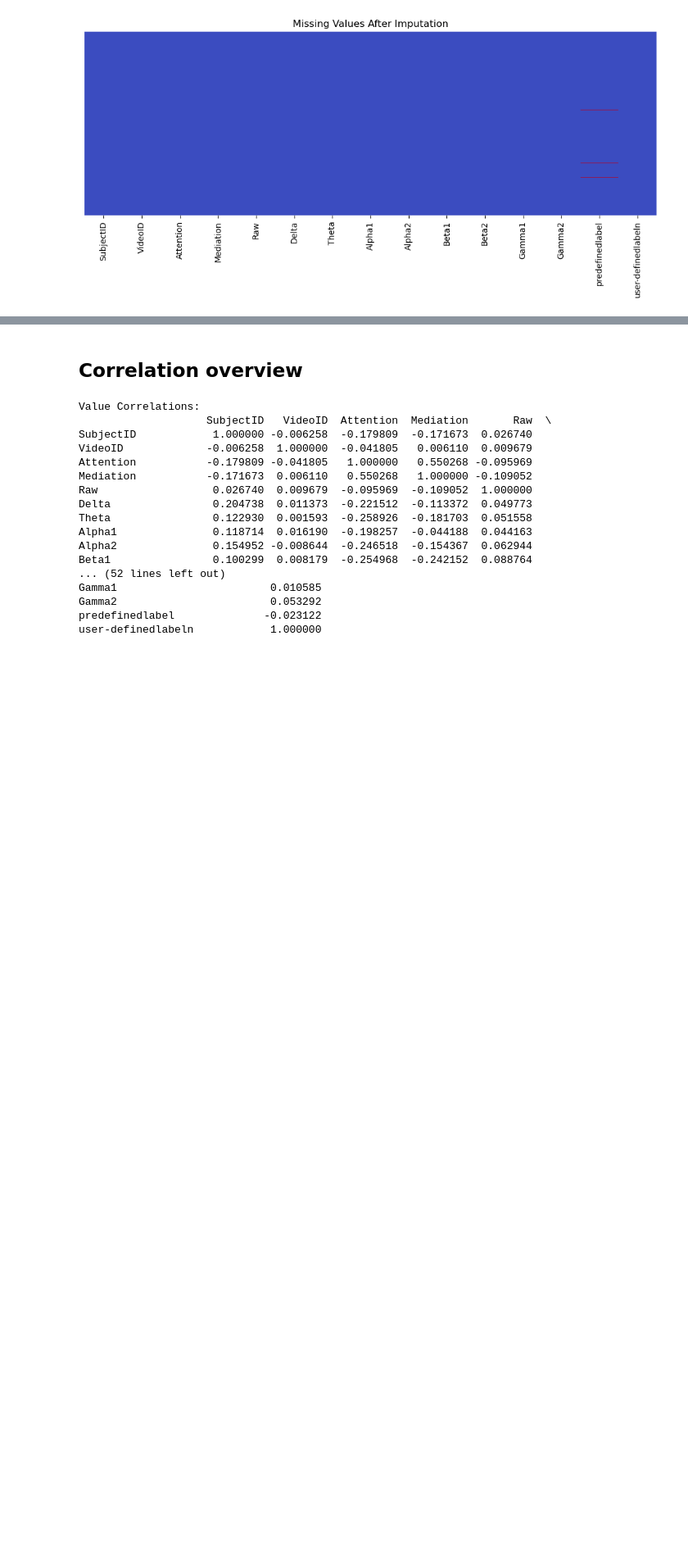
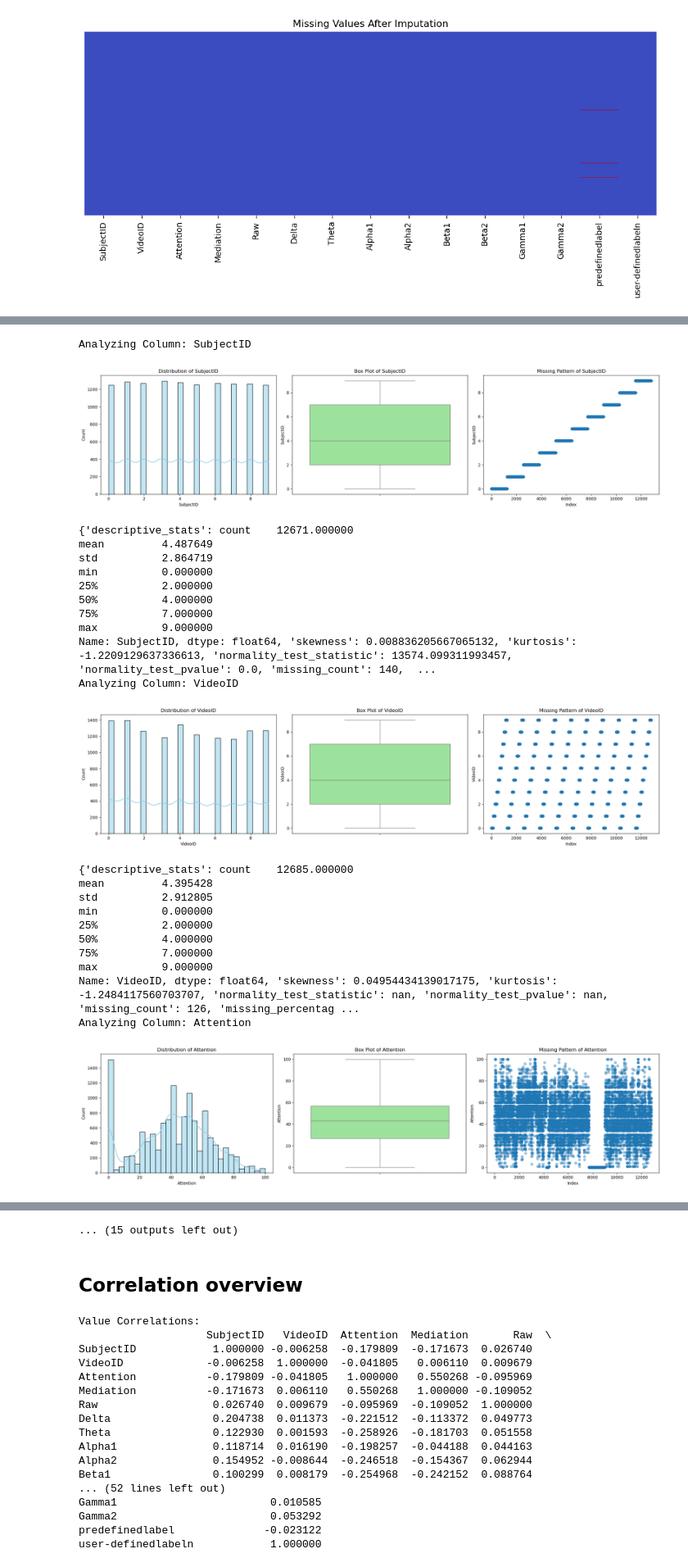
Before and after one commit to pnandini-sdu/aai-510-project-group5, a Jupyter notebook: Project_510_group_5.ipynb, the cells around one changed output, grey strips where cells are left out. Shown at 82% size. Cells and saved outputs as stored; diff of their text form; code cells hidden in the pictures; blank space fills up the shorter version.

```diff
--- a/Project_510_group_5.ipynb
+++ b/Project_510_group_5.ipynb
@@ -191,7 +193,6 @@ Passing `palette` without assigning `hue` is deprecated and will be removed in v
 [figure]
 # %%
-# Step 5: Feature analysis
-
+# Feature analysis function
 def analyze_numeric_variable(df, column_name, bins=30):
     if column_name not in df.columns:
         raise ValueError(f"Column '{column_name}' not found in DataFrame")
@@ -201,32 +202,71 @@ def analyze_numeric_variable(df, column_name, bins=30):
 
     try:
         k2, p = stats.normaltest(data_complete) if len(data_complete) >= 20 else (np.nan, np.nan)
-    except Exception as e:
+    except Exception:
         k2, p = np.nan, np.nan
 
     stats_dict = {
         'descriptive_stats': data_complete.describe(),
         'skewness': data_complete.skew(),
         'kurtosis': data_complete.kurtosis(),
         'normality_test_statistic': k2,
         'normality_test_pvalue': p,
         'missing_count': len(data_missing),
         'missing_percentage': round((len(data_missing) / len(df) * 100), 2)
     }
 
-    # Visualization of plot
+    # Plotting
     fig, (ax1, ax2, ax3) = plt.subplots(1, 3, figsize=(20, 5))
 
     sns.histplot(data_complete, bins=bins, kde=True, ax=ax1, color='skyblue')
     ax1.set_title(f'Distribution of {column_name}')
+    ax1.set_xlabel(column_name)
 
     sns.boxplot(y=data_complete, ax=ax2, color='lightgreen')
     ax2.set_title(f'Box Plot of {column_name}')
+    ax2.set_ylabel(column_name)
 
     ax3.plot(df.index, df[column_name], 'o', alpha=0.4)
     ax3.set_title(f'Missing Pattern of {column_name}')
+    ax3.set_xlabel('Index')
+    ax3.set_ylabel(column_name)
 
     plt.tight_layout()
     plt.show()
 
     return stats_dict
+
+# Analyzing all numeric columns except label columns
+exclude_cols = ['predefinedlabel', 'user-definedlabeln']
+
+# Looping through each column and analyzing
+for col in df.columns:
+    if col not in exclude_cols:
+        print("Analyzing Column: " + str(col))
+        stats = analyze_numeric_variable(df, col)
+        print(stats)
+# %% [output]
+Analyzing Column: SubjectID
+[figure, added]
+{'descriptive_stats': count    12671.000000
+mean         4.487649
+std          2.864719
+min          0.000000
+25%          2.000000
+50%          4.000000
+75%          7.000000
+max          9.000000
+Name: SubjectID, dtype: float64, 'skewness': 0.008836205667065132, 'kurtosis': -1.2209129637336613, 'normality_test_statistic': 13574.099311993457, 'normality_test_pvalue': 0.0, 'missing_count': 140,  ...
+Analyzing Column: VideoID
+[figure, added]
+{'descriptive_stats': count    12685.000000
+mean         4.395428
+std          2.912805
+min          0.000000
+25%          2.000000
+50%          4.000000
+75%          7.000000
+max          9.000000
+Name: VideoID, dtype: float64, 'skewness': 0.04954434139017175, 'kurtosis': -1.2484117560703707, 'normality_test_statistic': nan, 'normality_test_pvalue': nan, 'missing_count': 126, 'missing_percentag ...
+Analyzing Column: Attention
+[figure, added]
@@ -233,3 +306,4 @@ def analyze_numeric_variable(df, column_name, bins=30):
+... (15 outputs left out)
 # %% [markdown]
 ## Correlation overview
 # %%
```
Also changed, not shown: parts of 10 cells of this notebook.
